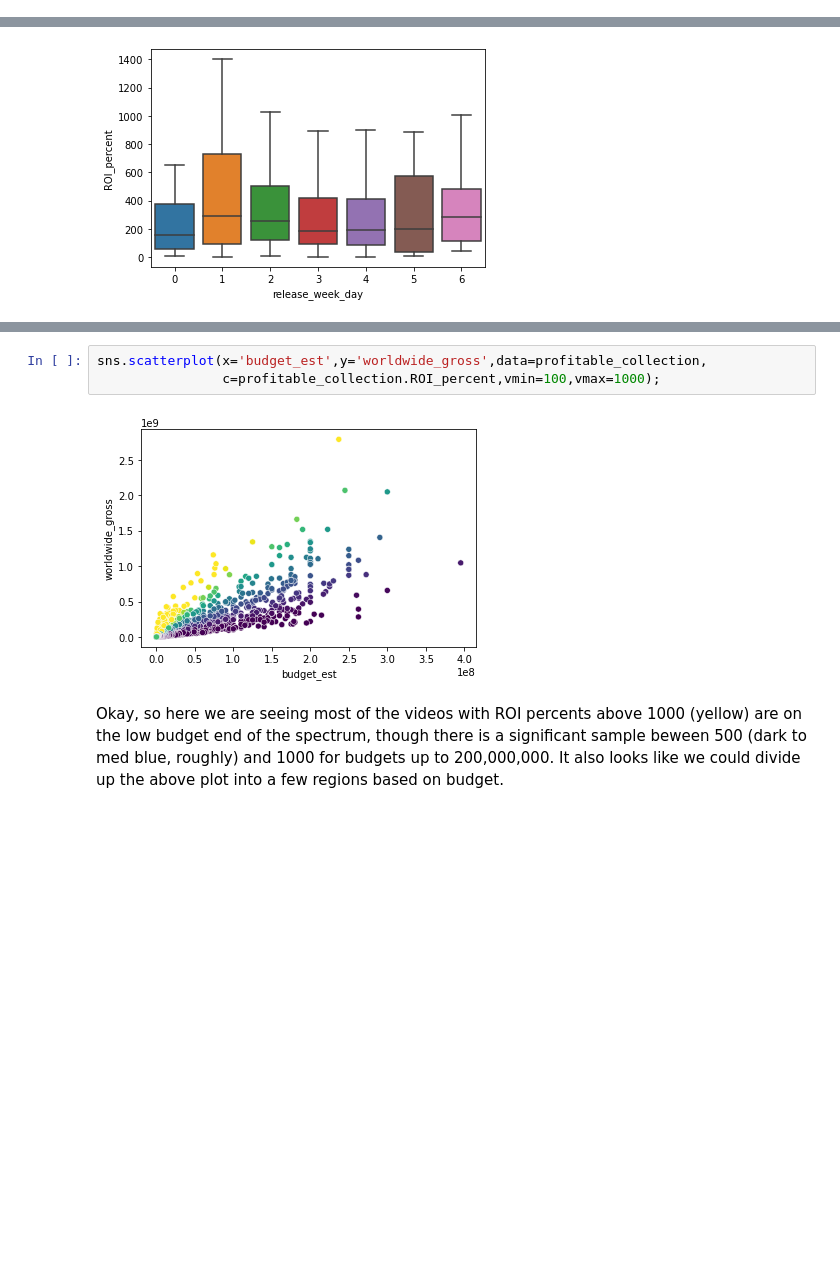
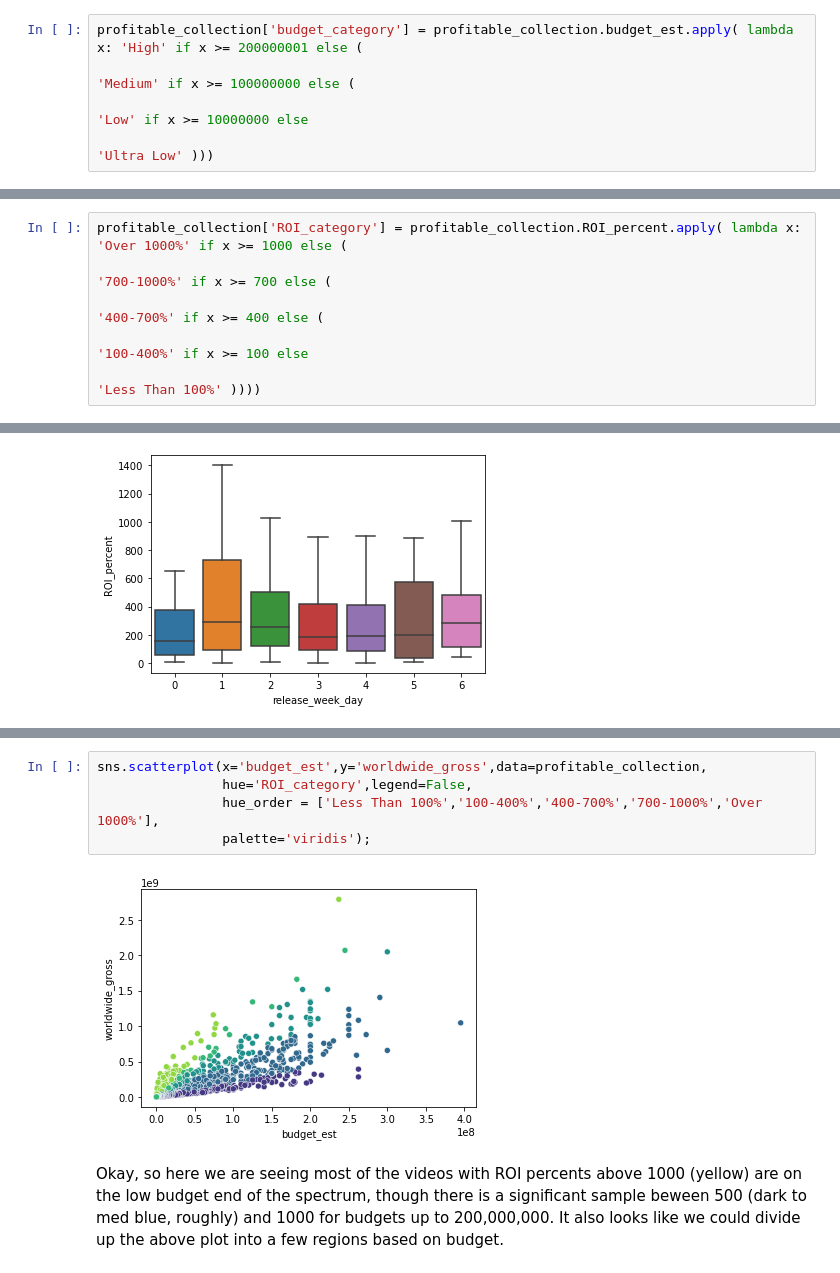
Before and after one commit to mattlegro/MovieReleaseAnalysis, a Jupyter notebook: analysis.ipynb, the cells around one changed output, grey strips where cells are left out. Drawn from its saved outputs; the diff is of its cells as text; blank space fills up the shorter version.

Commit message:
Finalizing some visualisation ideas.

```diff
--- a/analysis.ipynb
+++ b/analysis.ipynb
@@ -136,3 +135,8 @@ sns.boxplot(x='release_month',y='ROI_percent',data=movie_collection,showfliers =
 I'm seeing that there are a decent number of movies in the collection that did not make money. It may be useful to look at characteristics of these movies, but lets look at the set of profitable movies.
 # %%
 profitable_collection = movie_collection.loc[movie_collection.ROI_percent > 0]
+# %%
+profitable_collection['budget_category'] = profitable_collection.budget_est.apply( lambda x: 'High' if x >= 200000001 else (
+                                                                                             'Medium' if x >= 100000000 else (
+                                                                                             'Low' if x >= 10000000 else
+                                                                                             'Ultra Low' )))
@@ -138,0 +149,6 @@ profitable_collection = movie_collection.loc[movie_collection.ROI_percent > 0]
+# %%
+profitable_collection['ROI_category'] = profitable_collection.ROI_percent.apply( lambda x: 'Over 1000%' if x >= 1000 else (
+                                                                                          '700-1000%' if x >= 700 else (
+                                                                                          '400-700%' if x >= 400 else (
+                                                                                          '100-400%' if x >= 100 else
+                                                                                          'Less Than 100%' ))))
@@ -160,8 +212,10 @@ sns.histplot(profitable_collection.ROI_percent);
 # %%
 sns.scatterplot(x='budget_est',y='worldwide_gross',data=profitable_collection,
-                c=profitable_collection.ROI_percent,vmin=100,vmax=1000);
+                hue='ROI_category',legend=False,
+                hue_order = ['Less Than 100%','100-400%','400-700%','700-1000%','Over 1000%'],
+                palette='viridis');
 # %% [output]
-[figure, old version]
+[figure, new version]
 # %% [markdown]
 Okay, so here we are seeing most of the videos with ROI percents above 1000 (yellow) are on the low budget end of the spectrum, though there is a significant sample beween 500 (dark to med blue, roughly) and 1000 for budgets up to 200,000,000. It also looks like we could divide up the above plot into a few regions based on budget.
 # %%
```
Also changed, not shown: parts of 12 cells of this notebook.
